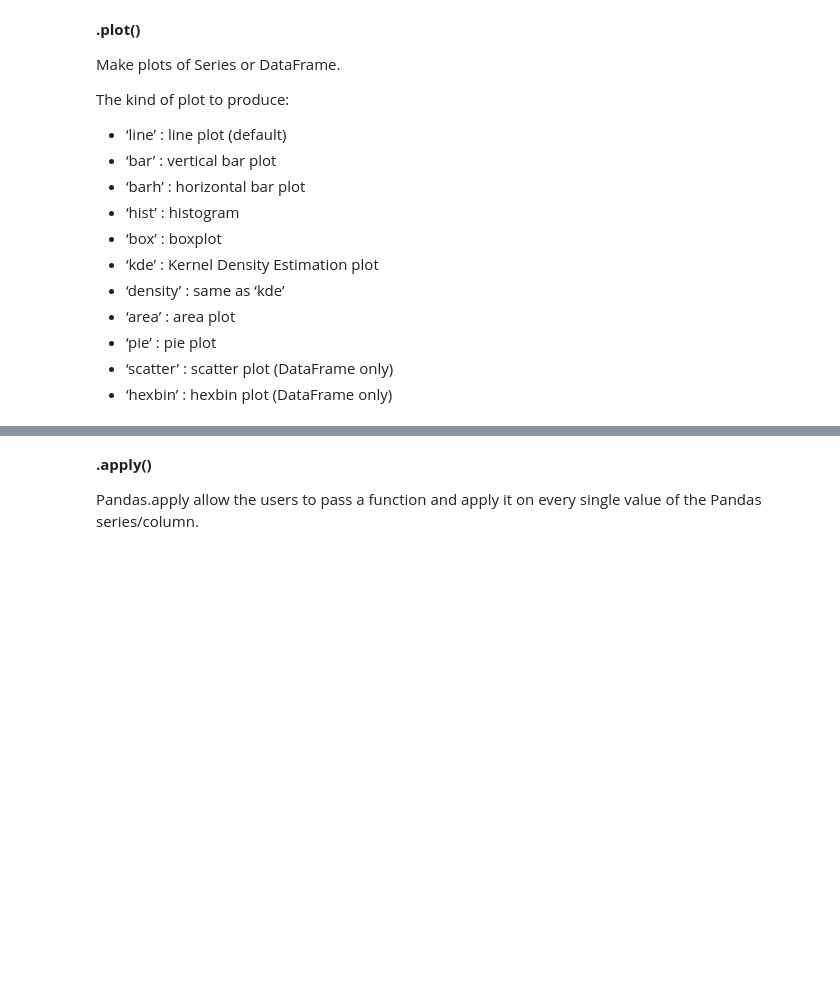
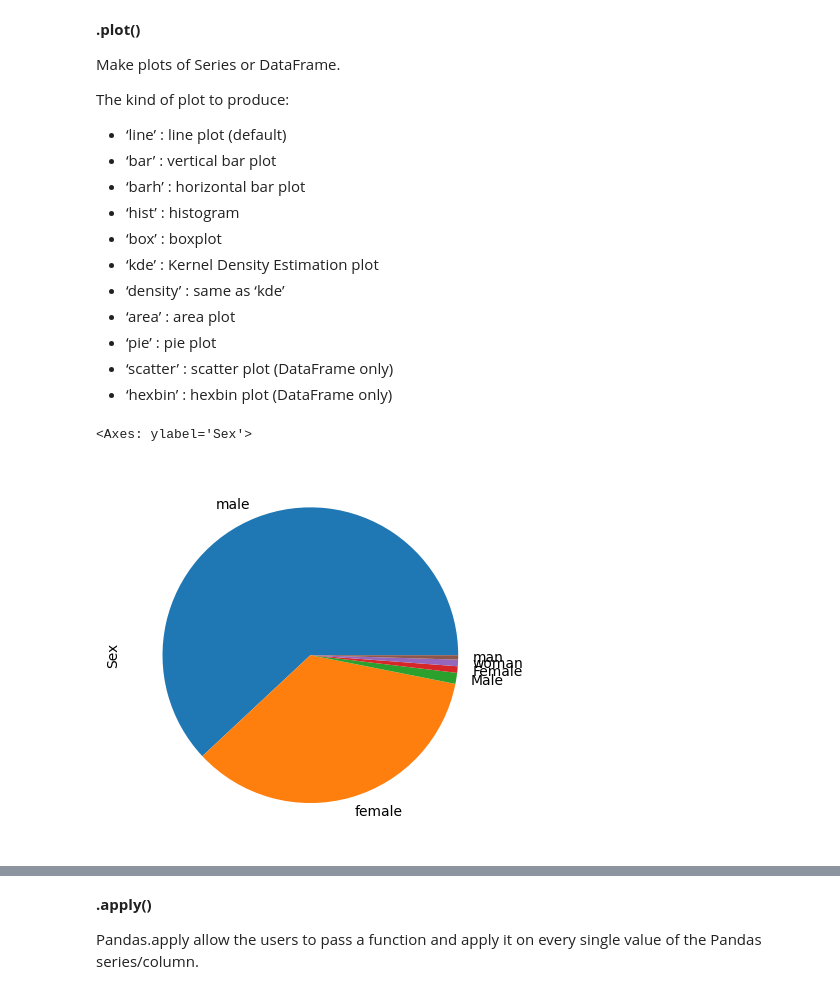
Before and after one commit to shcr4093/INFO2201_Notes, a Jupyter notebook: w6d1_EDAintro.ipynb, the cells around one changed output, grey strips where cells are left out. Drawn from its saved outputs; the diff is of its cells as text; code cells hidden in the pictures; blank space fills up the shorter version.

```diff
--- a/w6d1_EDAintro.ipynb
+++ b/w6d1_EDAintro.ipynb
@@ -98,5 +339,10 @@ The kind of plot to produce:
 - ‘hexbin’ : hexbin plot (DataFrame only)
 # %%
 #pie chart or sex
+
+titanicCopy['Sex'].value_counts().plot(kind='pie')
+# %% [output]
+<Axes: ylabel='Sex'>
+[figure, added]
 # %%
 # pie chart for survived
```
Also changed, not shown: parts of 42 cells of this notebook, 3 other files.
